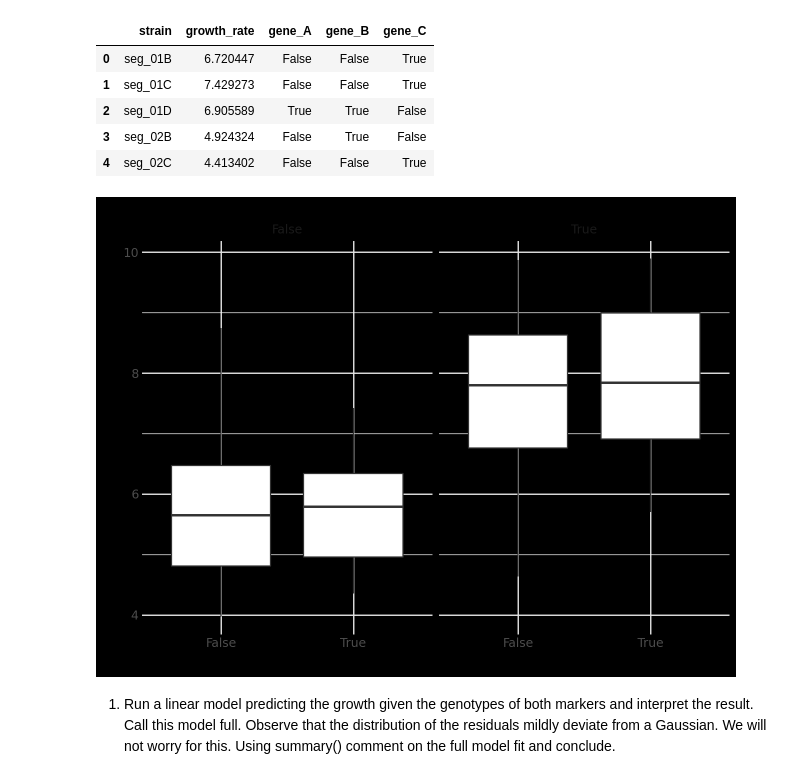
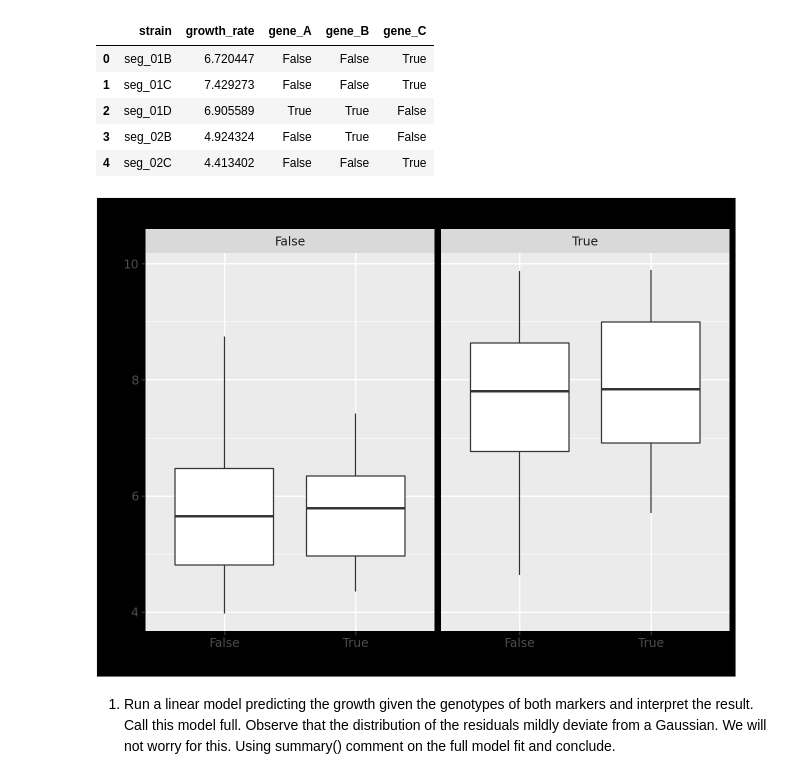
Before and after one commit to areiljan/DataScience, a Jupyter notebook: EX10/10b.ipynb, the cells around one changed output. Saved outputs shown, nothing was run; the diff lists cells and outputs as text; code cells hidden in the pictures.

```diff
--- a/EX10/10b.ipynb
+++ b/EX10/10b.ipynb
@@ -27,17 +27,16 @@ growth_analysis.head()
 # %%
 from plotnine import *
 
 growth_analysis['gene_A'] = pd.Categorical(growth_analysis['gene_A'])
 
 (ggplot(growth_analysis, aes('gene_B', 'growth_rate')) +
  geom_boxplot() +
  facet_wrap('gene_A') +
  xlab(f"Genotype at gene_B") +
  ylab("Growth rate in Maltose [Generations/day]") +
- labs(title = "Conditioned on gene_A") +
- theme_minimal())
+ labs(title = "Conditioned on gene_A"))
 # %% [output]
-[figure, old version]
+[figure, new version]
 # %% [markdown]
 1. Run a linear model predicting the growth given the genotypes of both markers and interpret the result.
 Call this model full. Observe that the distribution of the residuals mildly deviate from a Gaussian. We
```
Also changed, not shown: parts of 5 cells of this notebook.
